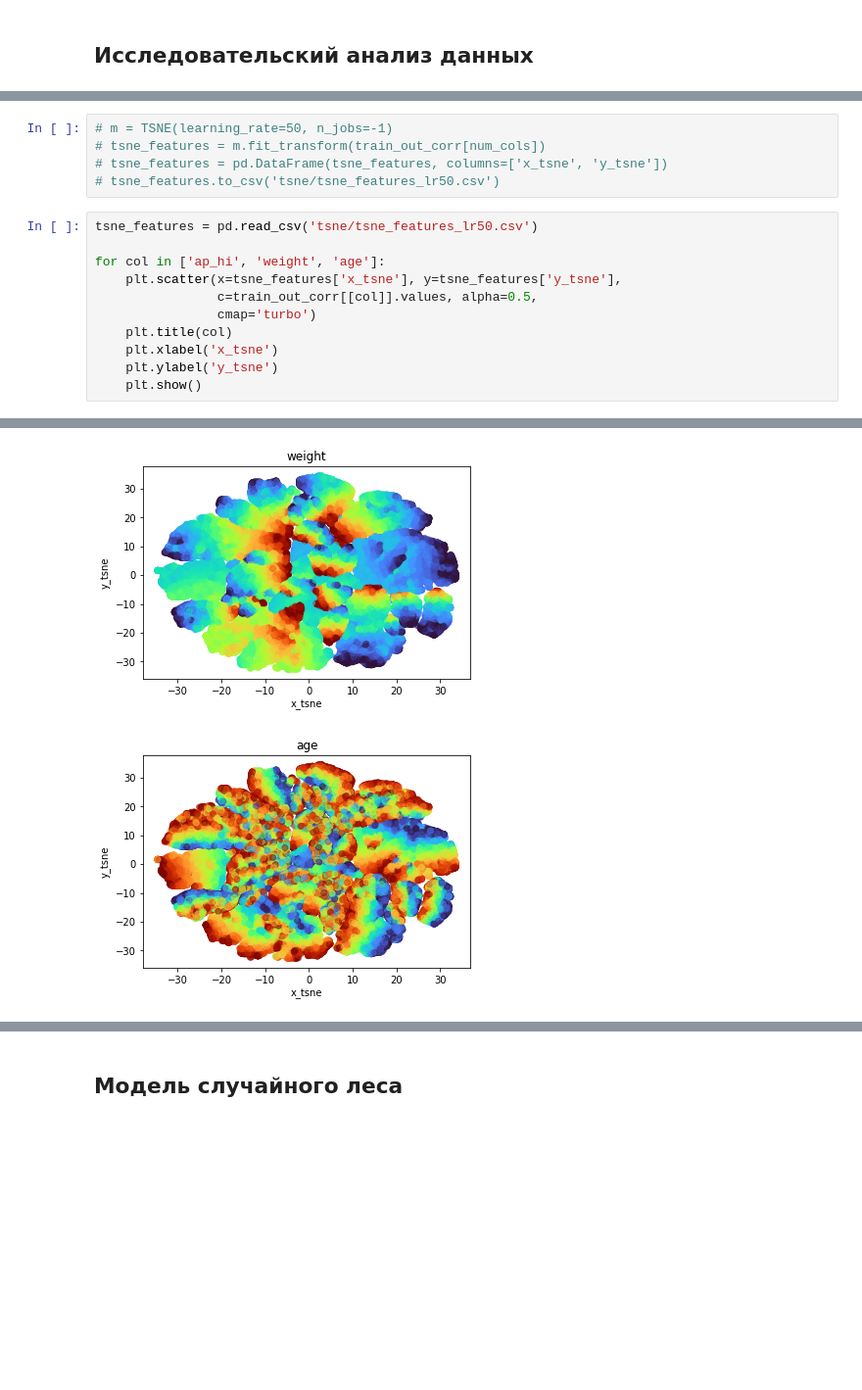
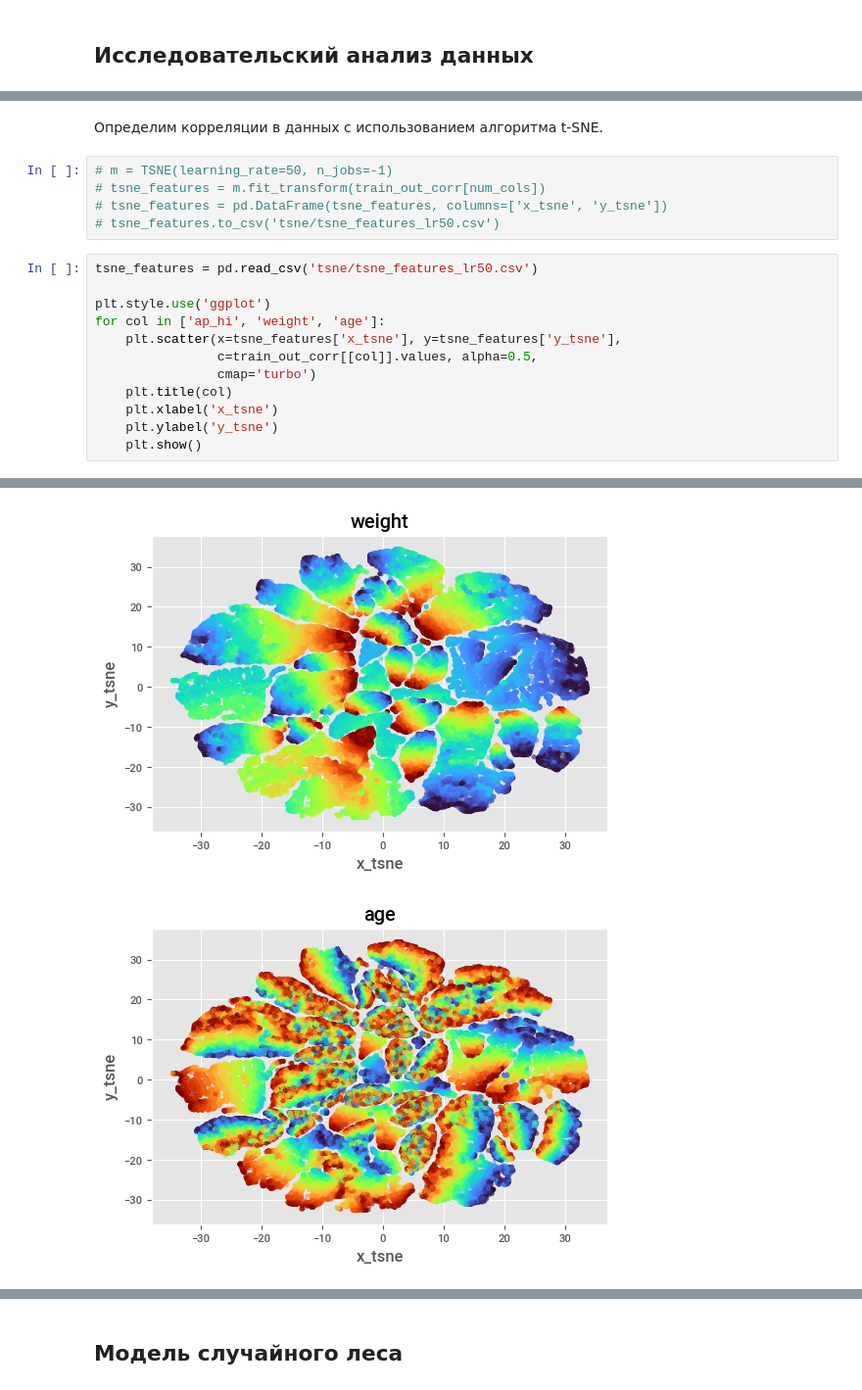
Before and after one commit to i-a-elkin/heart_diseases_prediction, a Jupyter notebook: notebook.ipynb, the cells around one changed output, grey strips where cells are left out. Shown at 98% size. Saved outputs shown, nothing was run; the diff lists cells and outputs as text; blank space fills up the shorter version.

```diff
--- a/notebook.ipynb
+++ b/notebook.ipynb
@@ -150,3 +160,5 @@ test_out_corr['age'] = (test_out_corr['age'] / 365).astype('int64')
+# %% [markdown]
+Определим корреляции в данных с использованием алгоритма t-SNE.
 # %%
 # m = TSNE(learning_rate=50, n_jobs=-1)
 # tsne_features = m.fit_transform(train_out_corr[num_cols])
@@ -155,6 +167,7 @@ test_out_corr['age'] = (test_out_corr['age'] / 365).astype('int64')
 # %%
 tsne_features = pd.read_csv('tsne/tsne_features_lr50.csv')
 
+plt.style.use('ggplot')
 for col in ['ap_hi', 'weight', 'age']:
     plt.scatter(x=tsne_features['x_tsne'], y=tsne_features['y_tsne'],
                 c=train_out_corr[[col]].values, alpha=0.5,
@@ -168,3 +181,3 @@ for col in ['ap_hi', 'weight', 'age']:
-[figure, old version]
+[figure, new version]
-[figure, old version]
+[figure, new version]
 # %% [markdown]
```
Also changed, not shown: parts of 37 cells of this notebook, 2 other files.
